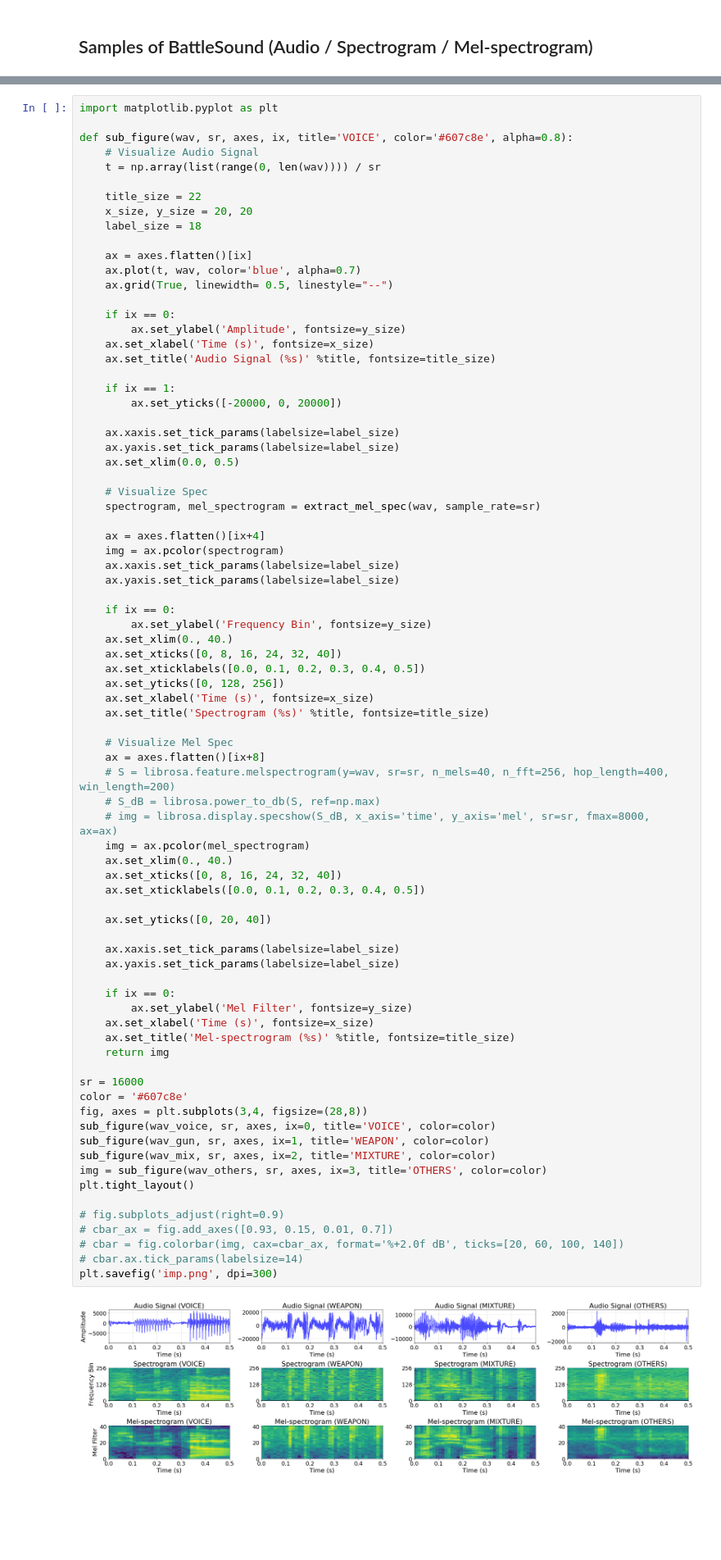
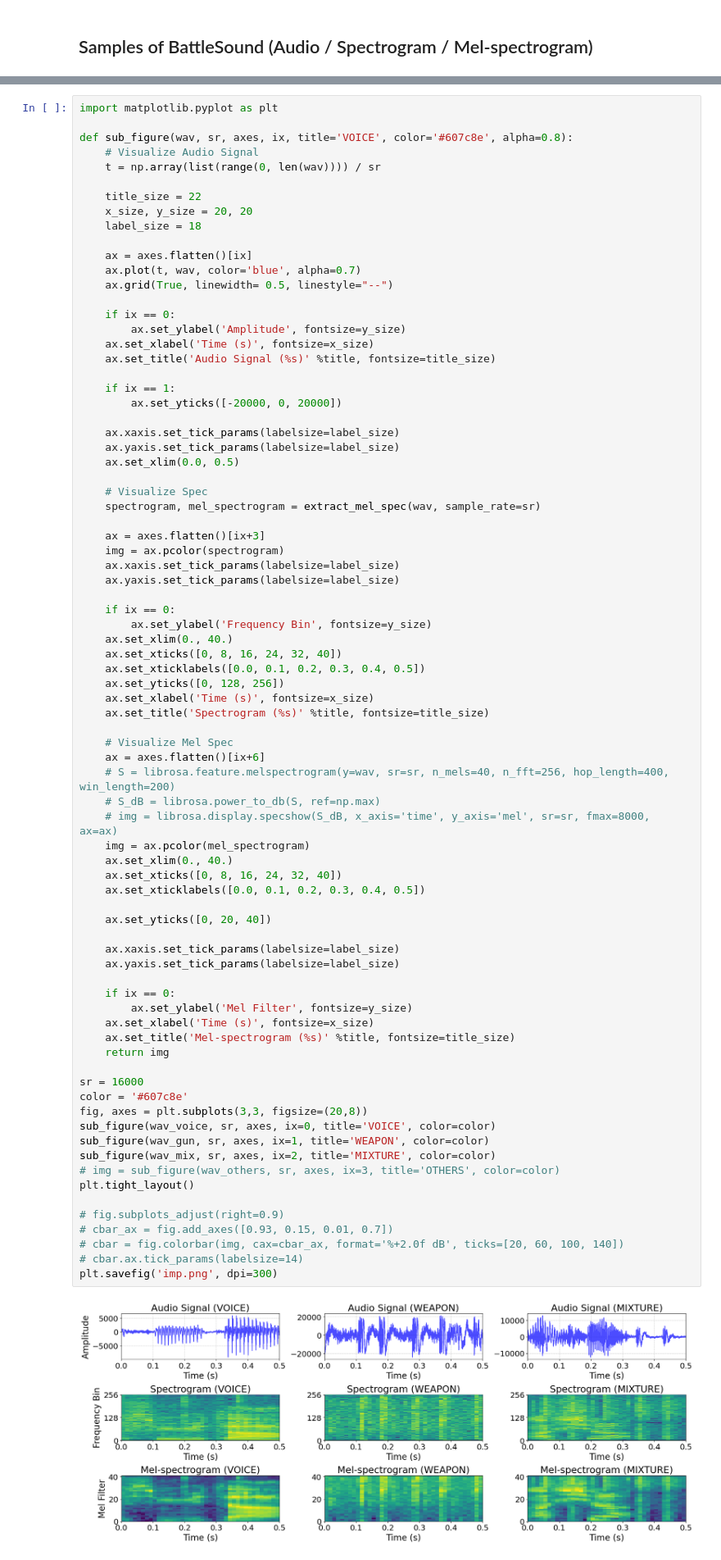
Before and after one commit to gist-ailab/BattleSound, a Jupyter notebook: visualize/main_figure.ipynb, the cells around one changed output, grey strips where cells are left out. Shown at 82% size. Saved outputs shown, nothing was run; the diff lists cells and outputs as text; blank space fills up the shorter version.

Commit message:
feat: figure and remove others class

```diff
--- a/visualize/main_figure.ipynb
+++ b/visualize/main_figure.ipynb
@@ -680,7 +680,7 @@ def sub_figure(wav, sr, axes, ix, title='VOICE', color='#607c8e', alpha=0.8):
     # Visualize Spec
     spectrogram, mel_spectrogram = extract_mel_spec(wav, sample_rate=sr)
 
-    ax = axes.flatten()[ix+4]
+    ax = axes.flatten()[ix+3]
     img = ax.pcolor(spectrogram)
     ax.xaxis.set_tick_params(labelsize=label_size)
     ax.yaxis.set_tick_params(labelsize=label_size)
@@ -695,42 +695,42 @@ def sub_figure(wav, sr, axes, ix, title='VOICE', color='#607c8e', alpha=0.8):
     ax.set_title('Spectrogram (%s)' %title, fontsize=title_size)
 
     # Visualize Mel Spec
-    ax = axes.flatten()[ix+8]
+    ax = axes.flatten()[ix+6]
     # S = librosa.feature.melspectrogram(y=wav, sr=sr, n_mels=40, n_fft=256, hop_length=400, win_length=200)
     # S_dB = librosa.power_to_db(S, ref=np.max)
     # img = librosa.display.specshow(S_dB, x_axis='time', y_axis='mel', sr=sr, fmax=8000, ax=ax)
     img = ax.pcolor(mel_spectrogram)
     ax.set_xlim(0., 40.)
     ax.set_xticks([0, 8, 16, 24, 32, 40])
     ax.set_xticklabels([0.0, 0.1, 0.2, 0.3, 0.4, 0.5])
 
     ax.set_yticks([0, 20, 40])
 
     ax.xaxis.set_tick_params(labelsize=label_size)
     ax.yaxis.set_tick_params(labelsize=label_size)
 
     if ix == 0:
         ax.set_ylabel('Mel Filter', fontsize=y_size)
     ax.set_xlabel('Time (s)', fontsize=x_size)
     ax.set_title('Mel-spectrogram (%s)' %title, fontsize=title_size)
     return img
 
 sr = 16000
 color = '#607c8e'
-fig, axes = plt.subplots(3,4, figsize=(28,8))
+fig, axes = plt.subplots(3,3, figsize=(20,8))
 sub_figure(wav_voice, sr, axes, ix=0, title='VOICE', color=color)
 sub_figure(wav_gun, sr, axes, ix=1, title='WEAPON', color=color)
 sub_figure(wav_mix, sr, axes, ix=2, title='MIXTURE', color=color)
-img = sub_figure(wav_others, sr, axes, ix=3, title='OTHERS', color=color)
+# img = sub_figure(wav_others, sr, axes, ix=3, title='OTHERS', color=color)
 plt.tight_layout()
 
 # fig.subplots_adjust(right=0.9)
 # cbar_ax = fig.add_axes([0.93, 0.15, 0.01, 0.7])
 # cbar = fig.colorbar(img, cax=cbar_ax, format='%+2.0f dB', ticks=[20, 60, 100, 140])
 # cbar.ax.tick_params(labelsize=14)
 plt.savefig('imp.png', dpi=300)
 # %% [output]
-[figure, old version]
+[figure, new version]
 # %% [markdown]
 ## Select Best Samples for GradCAM and Visualization
 # %%
```
Also changed, not shown: parts of 6 cells of this notebook, 6 other files.
